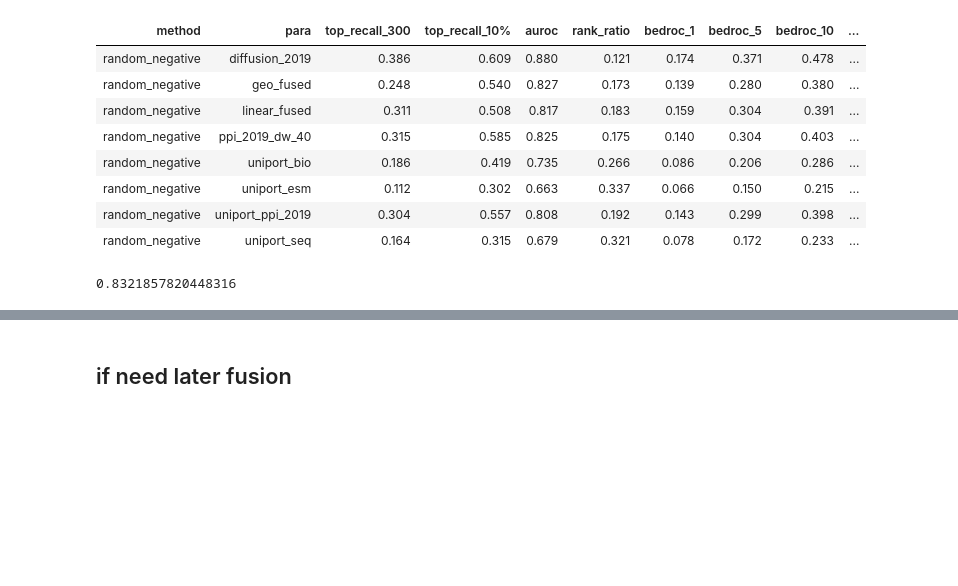
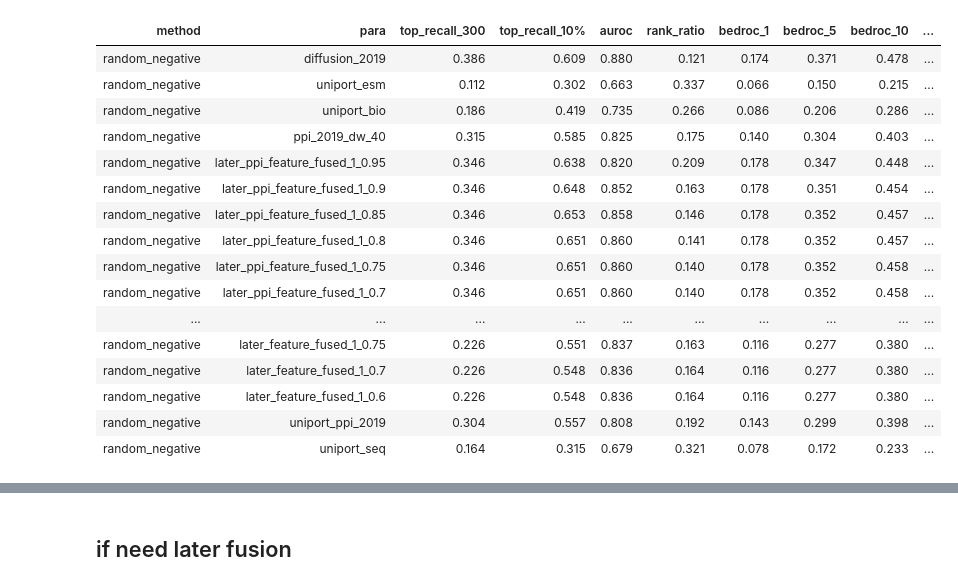
Before and after one commit to ZiyuZhang1/svm, a Jupyter notebook: src/results_analysis_all.ipynb, the cells around one changed output, grey strips where cells are left out. Cells and saved outputs as stored; diff of their text form; code cells hidden in the pictures; blank space fills up the shorter version.

```diff
--- a/src/results_analysis_all.ipynb
+++ b/src/results_analysis_all.ipynb
@@ -324,10 +324,10 @@ def prcess_and_save_xlsx(fused_2019,all_avg_df,out_path):
 
     full_fused_2019 = full_fused_2019.round(3)
 
+    later_fused = [item for item in full_fused_2019['para'].unique().tolist() if 'nor_' in item or 'later' in item]
+
     feature_order = ['uniport_ppi_2019', 'ppi_2019_dw_40','diffusion_2019','uniport_bio', 'uniport_esm', 'uniport_seq',
-                    'linear_fused', 'geo_fused','early_fusion',
-                    'later_feature_fused_0.05','later_feature_fused_0.1', 'later_feature_fused_0.2',
-                    'later_final_kernel_fused_0.05', 'later_final_kernel_fused_0.1','later_final_kernel_fused_0.2']
+                    'linear_fused', 'geo_fused','early_fusion'] + later_fused
 
     # Convert 'feature' to a categorical type with that order
     full_fused_2019['para'] = pd.Categorical(full_fused_2019['para'], categories=feature_order, ordered=True)
@@ -463,21 +484,25 @@ def prcess_and_save_xlsx(fused_2019,all_avg_df,out_path):
 # %%
-root = '/itf-fi-ml/shared/users/ziyuzh/svm/results/2019_df'
+root = '/itf-fi-ml/shared/users/ziyuzh/svm/results/2019_late'
 out_path = root+'.xlsx'
 temp_df = pd.read_csv(os.path.join(root,os.listdir(root)[2]))
 
 fused_2019, all_avg_df = show_table(root,ban_list=[],fnum=len(temp_df),fused = True,input_weights = True)
 prcess_and_save_xlsx(fused_2019,all_avg_df,out_path)
 # %% [output]
 | method | para | top_recall_300 | top_recall_10% | auroc | rank_ratio | bedroc_1 | bedroc_5 | bedroc_10 | ... |
 | random_negative | diffusion_2019 | 0.386 | 0.609 | 0.880 | 0.121 | 0.174 | 0.371 | 0.478 | ... |
-| random_negative | geo_fused | 0.248 | 0.540 | 0.827 | 0.173 | 0.139 | 0.280 | 0.380 | ... |
-| random_negative | linear_fused | 0.311 | 0.508 | 0.817 | 0.183 | 0.159 | 0.304 | 0.391 | ... |
+| random_negative | uniport_esm | 0.112 | 0.302 | 0.663 | 0.337 | 0.066 | 0.150 | 0.215 | ... |
+| random_negative | uniport_bio | 0.186 | 0.419 | 0.735 | 0.266 | 0.086 | 0.206 | 0.286 | ... |
 | random_negative | ppi_2019_dw_40 | 0.315 | 0.585 | 0.825 | 0.175 | 0.140 | 0.304 | 0.403 | ... |
-| random_negative | uniport_bio | 0.186 | 0.419 | 0.735 | 0.266 | 0.086 | 0.206 | 0.286 | ... |
-| random_negative | uniport_esm | 0.112 | 0.302 | 0.663 | 0.337 | 0.066 | 0.150 | 0.215 | ... |
+| random_negative | later_ppi_feature_fused_1_0.95 | 0.346 | 0.638 | 0.820 | 0.209 | 0.178 | 0.347 | 0.448 | ... |
+| random_negative | later_ppi_feature_fused_1_0.9 | 0.346 | 0.648 | 0.852 | 0.163 | 0.178 | 0.351 | 0.454 | ... |
+| random_negative | later_ppi_feature_fused_1_0.85 | 0.346 | 0.653 | 0.858 | 0.146 | 0.178 | 0.352 | 0.457 | ... |
+| random_negative | later_ppi_feature_fused_1_0.8 | 0.346 | 0.651 | 0.860 | 0.141 | 0.178 | 0.352 | 0.457 | ... |
+| random_negative | later_ppi_feature_fused_1_0.75 | 0.346 | 0.651 | 0.860 | 0.140 | 0.178 | 0.352 | 0.458 | ... |
+| random_negative | later_ppi_feature_fused_1_0.7 | 0.346 | 0.651 | 0.860 | 0.140 | 0.178 | 0.352 | 0.458 | ... |
+| ... | ... | ... | ... | ... | ... | ... | ... | ... | ... |
+| random_negative | later_feature_fused_1_0.75 | 0.226 | 0.551 | 0.837 | 0.163 | 0.116 | 0.277 | 0.380 | ... |
+| random_negative | later_feature_fused_1_0.7 | 0.226 | 0.548 | 0.836 | 0.164 | 0.116 | 0.277 | 0.380 | ... |
+| random_negative | later_feature_fused_1_0.6 | 0.226 | 0.548 | 0.836 | 0.164 | 0.116 | 0.277 | 0.380 | ... |
 | random_negative | uniport_ppi_2019 | 0.304 | 0.557 | 0.808 | 0.192 | 0.143 | 0.299 | 0.398 | ... |
 | random_negative | uniport_seq | 0.164 | 0.315 | 0.679 | 0.321 | 0.078 | 0.172 | 0.233 | ... |
-# %%
-fused_2019[fused_2019['para']=='geo_fused']['auroc'].mean()
-# %% [output]
-0.8321857820448316
```
Also changed, not shown: parts of 10 cells of this notebook, 18 other files.
